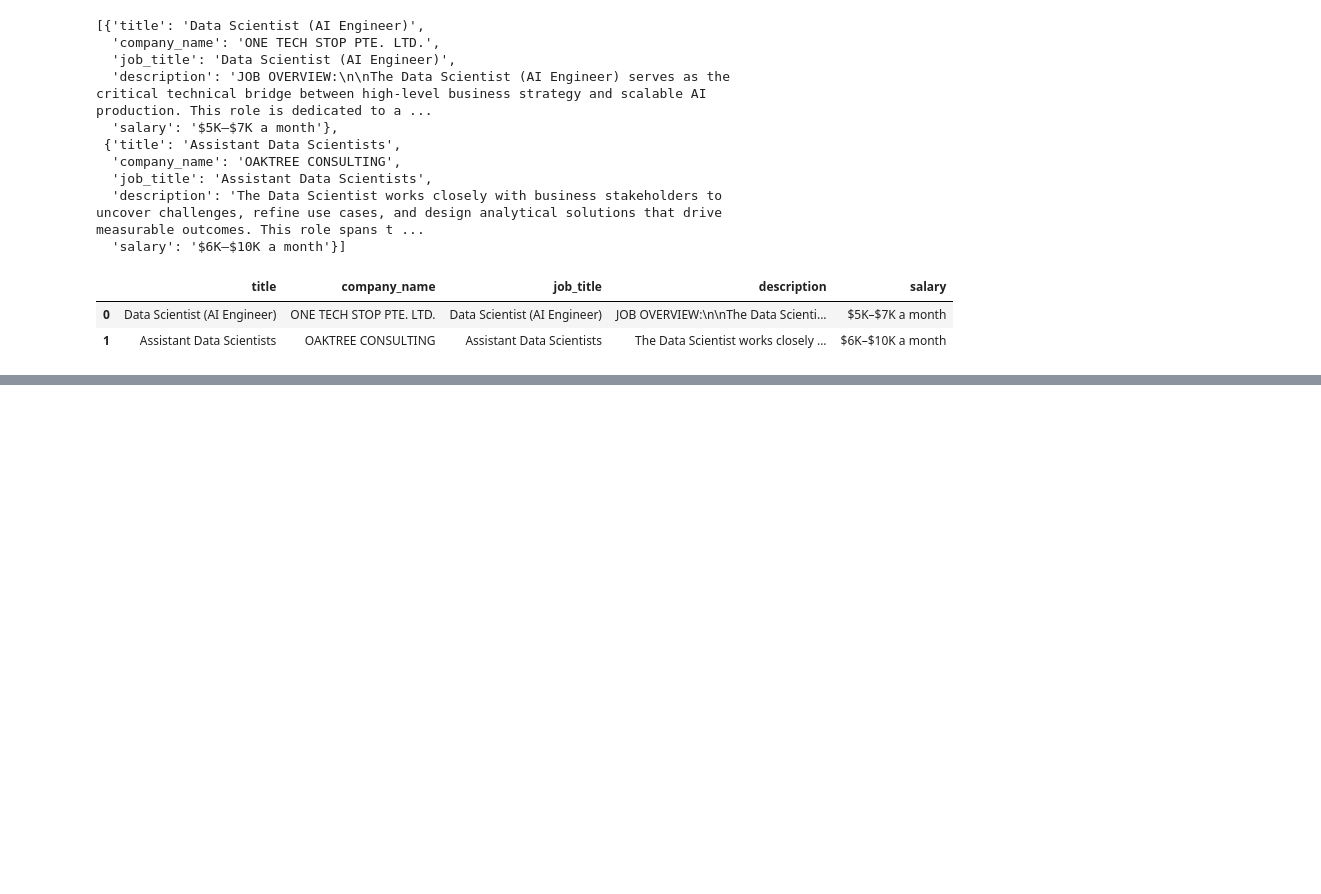
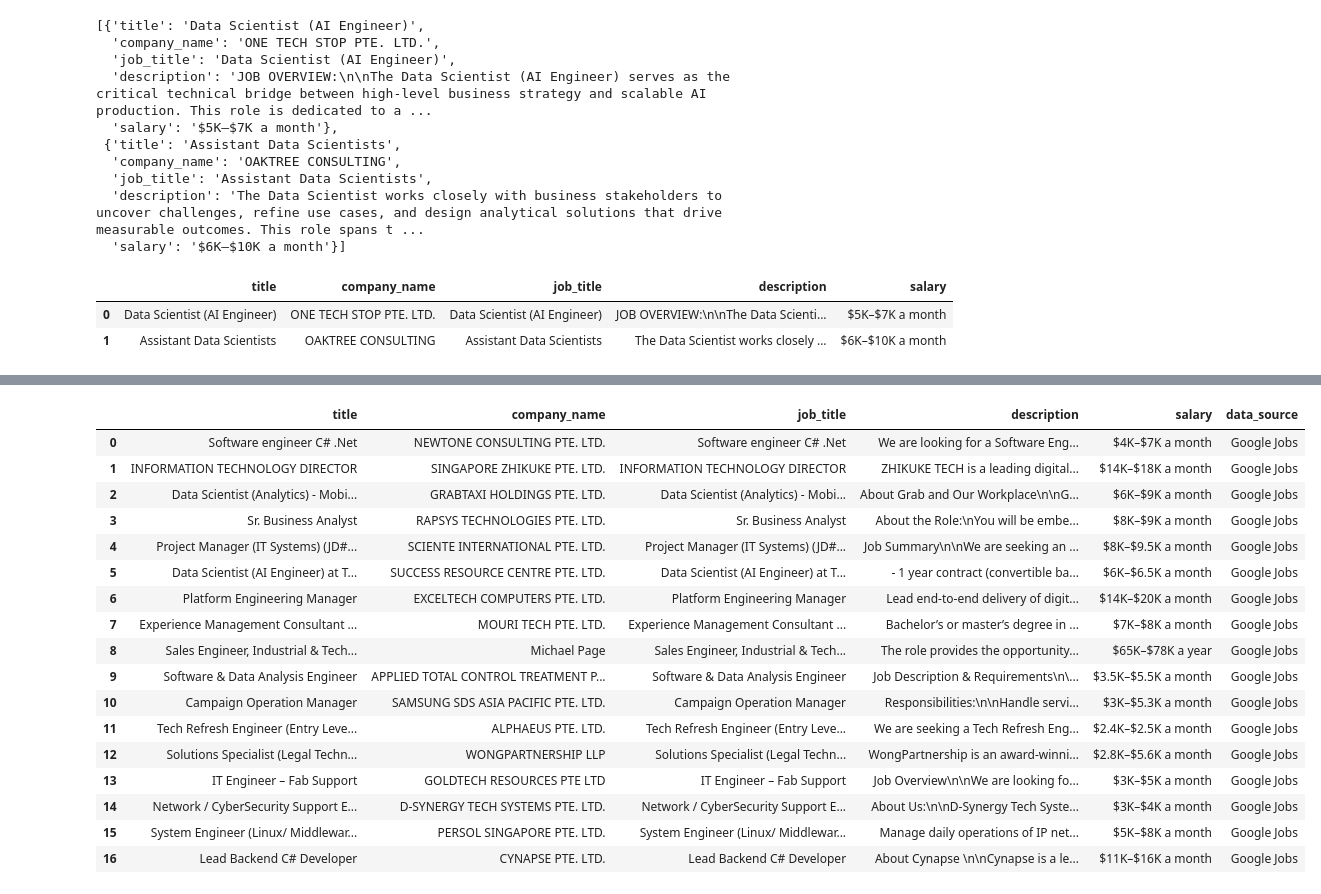
Before and after one commit to dodyharianto/singapore-tech-jobs-salary-predictor, a Jupyter notebook: notebooks/google-jobs-scraping.ipynb, the cells around one changed output, grey strips where cells are left out. Cells and saved outputs as stored; diff of their text form; code cells hidden in the pictures; blank space fills up the shorter version.

Commit message:
fix next page token logic to avoid reusing same token every page

```diff
--- a/notebooks/google-jobs-scraping.ipynb
+++ b/notebooks/google-jobs-scraping.ipynb
@@ -319,0 +405,53 @@ pd.DataFrame(jobs_with_salary)
+# %%
+page_number = 1
+page_number_limit = 5
+query = 'tech jobs'
+jobs_with_salary = []
+
+search_params = {
+    'engine': 'google_jobs',
+    'q': query,
+    'location': 'Singapore',
+    'google_domain': 'google.com.sg',
+    'hl': 'en',
+    'gl': 'sg',
+}
+
+while page_number <= page_number_limit:
+    try:
+        results = client.search(search_params)
+        jobs = results['jobs_results']
+        print(f'\nFound {len(jobs)} jobs on page {page_number + 1}.')
+        print(jobs)
+        if len(jobs) == 0:
+            print('No more jobs found.')
+            break
+
+        for job in jobs:
+            print(job)
+            detected_extensions = job.get('detected_extensions', {})
+            print('\nDetected extensions for this job')
+            print(detected_extensions)
+            if 'salary' in detected_extensions.keys():
+                jobs_with_salary.append({
+                    'title': job['title'],
+                    'company_name': job['company_name'],
+                    'job_title': job['job_title'],
+                    'description': job['description'],
+                    'salary': detected_extensions['salary'],
+                })
+
+        if 'serpapi_pagination' in results and 'next_page_token' in results['serpapi_pagination']:
+            next_page_token = results['serpapi_pagination']['next_page_token']
+            search_params['next_page_token'] = next_page_token
+            page_number += 1
+        else:
+            break
+    except Exception as e:
+        print(f'Error scraping page: {page_number}: {e}')
+        break
+
+jobs_with_salary_df = pd.DataFrame(jobs_with_salary)
+jobs_with_salary_df['data_source'] = 'Google Jobs'
+jobs_with_salary_df
+# %% [output]
@@ -319,0 +475,18 @@ pd.DataFrame(jobs_with_salary)
+|  | title | company_name | job_title | description | salary | data_source |
+| 0 | Software engineer C# .Net | NEWTONE CONSULTING PTE. LTD. | Software engineer C# .Net | We are looking for a Software Eng... | $4K–$7K a month | Google Jobs |
+| 1 | INFORMATION TECHNOLOGY DIRECTOR | SINGAPORE ZHIKUKE PTE. LTD. | INFORMATION TECHNOLOGY DIRECTOR | ZHIKUKE TECH is a leading digital... | $14K–$18K a month | Google Jobs |
+| 2 | Data Scientist (Analytics) - Mobi... | GRABTAXI HOLDINGS PTE. LTD. | Data Scientist (Analytics) - Mobi... | About Grab and Our Workplace\n\nG... | $6K–$9K a month | Google Jobs |
+| 3 | Sr. Business Analyst | RAPSYS TECHNOLOGIES PTE. LTD. | Sr. Business Analyst | About the Role:\nYou will be embe... | $8K–$9K a month | Google Jobs |
+| 4 | Project Manager (IT Systems) (JD#... | SCIENTE INTERNATIONAL PTE. LTD. | Project Manager (IT Systems) (JD#... | Job Summary\n\nWe are seeking an ... | $8K–$9.5K a month | Google Jobs |
+| 5 | Data Scientist (AI Engineer) at T... | SUCCESS RESOURCE CENTRE PTE. LTD. | Data Scientist (AI Engineer) at T... | - 1 year contract (convertible ba... | $6K–$6.5K a month | Google Jobs |
+| 6 | Platform Engineering Manager | EXCELTECH COMPUTERS PTE. LTD. | Platform Engineering Manager | Lead end-to-end delivery of digit... | $14K–$20K a month | Google Jobs |
+| 7 | Experience Management Consultant ... | MOURI TECH PTE. LTD. | Experience Management Consultant ... | Bachelor’s or master’s degree in ... | $7K–$8K a month | Google Jobs |
+| 8 | Sales Engineer, Industrial & Tech... | Michael Page | Sales Engineer, Industrial & Tech... | The role provides the opportunity... | $65K–$78K a year | Google Jobs |
+| 9 | Software & Data Analysis Engineer | APPLIED TOTAL CONTROL TREATMENT P... | Software & Data Analysis Engineer | Job Description & Requirements\n\... | $3.5K–$5.5K a month | Google Jobs |
+| 10 | Campaign Operation Manager | SAMSUNG SDS ASIA PACIFIC PTE. LTD. | Campaign Operation Manager | Responsibilities:\n\nHandle servi... | $3K–$5.3K a month | Google Jobs |
+| 11 | Tech Refresh Engineer (Entry Leve... | ALPHAEUS PTE. LTD. | Tech Refresh Engineer (Entry Leve... | We are seeking a Tech Refresh Eng... | $2.4K–$2.5K a month | Google Jobs |
+| 12 | Solutions Specialist (Legal Techn... | WONGPARTNERSHIP LLP | Solutions Specialist (Legal Techn... | WongPartnership is an award-winni... | $2.8K–$5.6K a month | Google Jobs |
+| 13 | IT Engineer – Fab Support | GOLDTECH RESOURCES PTE LTD | IT Engineer – Fab Support | Job Overview\n\nWe are looking fo... | $3K–$5K a month | Google Jobs |
+| 14 | Network / CyberSecurity Support E... | D-SYNERGY TECH SYSTEMS PTE. LTD. | Network / CyberSecurity Support E... | About Us:\n\nD-Synergy Tech Syste... | $3K–$4K a month | Google Jobs |
+| 15 | System Engineer (Linux/ Middlewar... | PERSOL SINGAPORE PTE. LTD. | System Engineer (Linux/ Middlewar... | Manage daily operations of IP net... | $5K–$8K a month | Google Jobs |
+| 16 | Lead Backend C# Developer | CYNAPSE PTE. LTD. | Lead Backend C# Developer | About Cynapse \n\nCynapse is a le... | $11K–$16K a month | Google Jobs |
```
Also changed, not shown: parts of 5 cells of this notebook.
